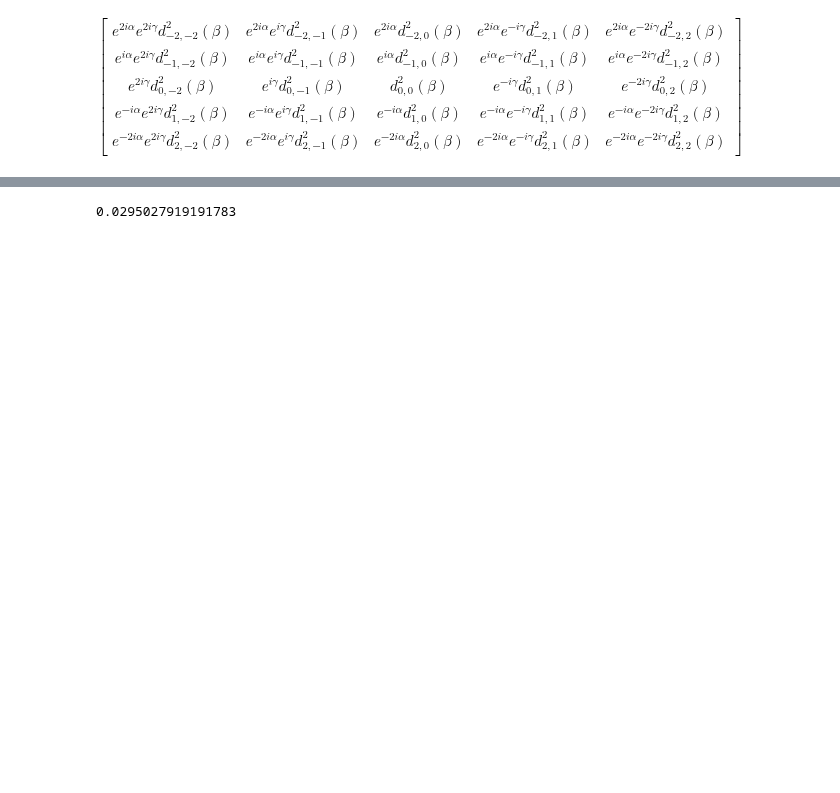
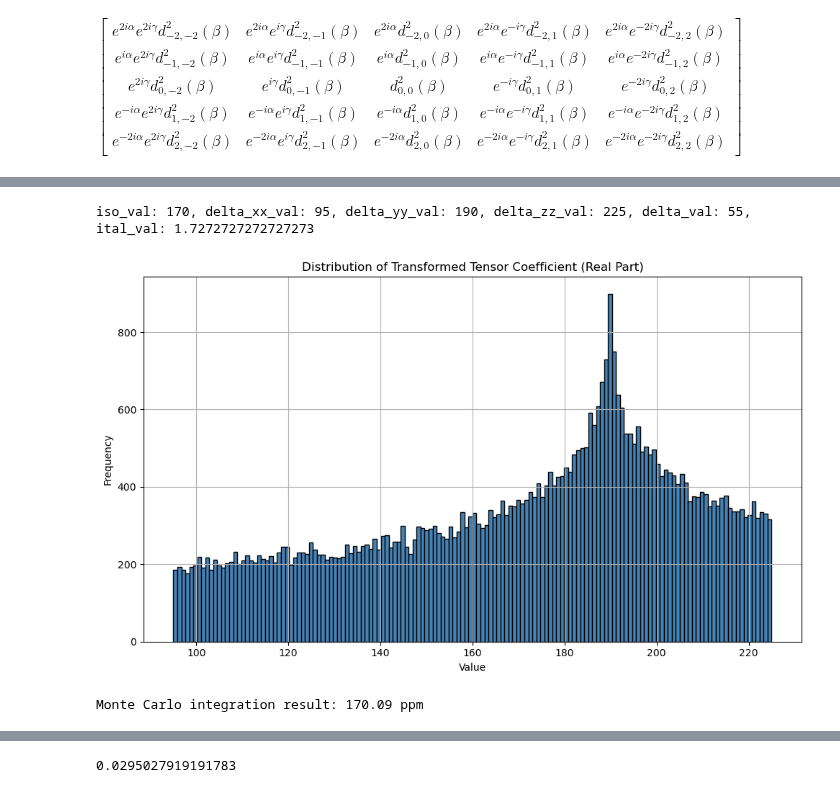
Before and after one commit to Xyunyao/KChannel_torsion_angle, a Jupyter notebook: analysis_notebooks/spherical_tensor_analysis.ipynb, the cells around one changed output, grey strips where cells are left out. Saved outputs shown, nothing was run; the diff lists cells and outputs as text; code cells hidden in the pictures; blank space fills up the shorter version.

```diff
--- a/analysis_notebooks/spherical_tensor_analysis.ipynb
+++ b/analysis_notebooks/spherical_tensor_analysis.ipynb
@@ -163,0 +221,50 @@ $\displaystyle \left[\begin{matrix}e^{2 i \alpha} e^{2 i \gamma} d^{2}_{-2,-2}\l
+# %%
+# using Monte Carlo integration
+import quadpy
+import numpy as np
+from scipy.spatial.transform import Rotation as R
+
+
+N = 50000
+rot = R.random(num=N)        # random rotations
+alpha_vals, beta_vals, gamma_vals = rot.as_euler('zyz', degrees=False).T
+
+
+alpha, beta, gamma = sp.symbols('alpha beta gamma')
+iso, delta_xx, delta_yy, delta = sp.symbols('iso delta_xx delta_yy delta')
+
+
+expr = T_transformed_simplified[2]*np.sqrt(2/3) # use your actual expression index here
+
+# Constant values
+iso_val = 170
+delta_xx_val = 95
+delta_yy_val = 190
+delta_zz_val = 3 * iso_val - delta_xx_val - delta_yy_val  # 510 - 285 = 225
+delta_val = -iso_val +delta_zz_val  # 170 - 225 = -55
+ital_val = (delta_yy_val-delta_xx_val)/delta_val  # This is not used in the expression, but kept for consistency
+print(f"iso_val: {iso_val}, delta_xx_val: {delta_xx_val}, delta_yy_val: {delta_yy_val}, delta_zz_val: {delta_zz_val}, delta_val: {delta_val}, ital_val: {ital_val}")
+# Create a lambdified function for fast numeric evaluation
+expr_func = sp.lambdify((alpha, beta, gamma, iso, delta_xx, delta_yy, delta_zz), expr, modules="numpy")
+
+# Evaluate expr_func for each gamma and average
+results = []
+for a, b, g in zip(alpha_vals, beta_vals, gamma_vals):
+    val = expr_func(a, b, g, iso_val, delta_xx_val, delta_yy_val, delta_zz_val)
+    results.append(((a, b, g), np.real(val)+ iso_val))  # Add iso_val to the result
+
+
+# plot histogram
+plt.figure(figsize=(10, 6))
+plt.hist([val for _, val in results], bins=150, color='steelblue', edgecolor='black')
+plt.title('Distribution of Transformed Tensor Coefficient (Real Part)')
+plt.xlabel('Value')
+plt.ylabel('Frequency')
+plt.grid(True)
+plt.tight_layout()
+plt.show()
+print(f"Monte Carlo integration result: {np.mean([val for _, val in results]):.2f} ppm")
+# %% [output]
+iso_val: 170, delta_xx_val: 95, delta_yy_val: 190, delta_zz_val: 225, delta_val: 55, ital_val: 1.7272727272727273
+[figure, added]
+Monte Carlo integration result: 170.09 ppm
```
Also changed, not shown: parts of 28 cells of this notebook, 1 other file.
